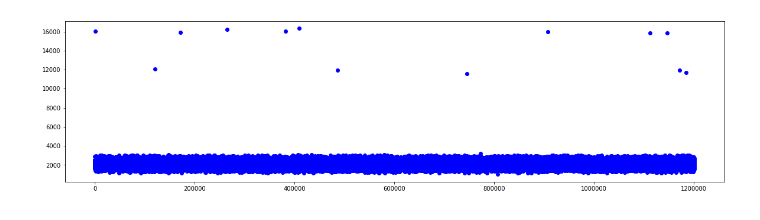
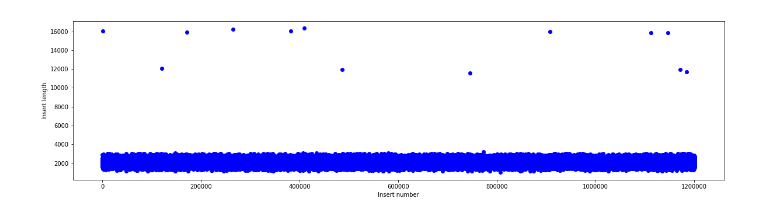
Before and after one commit to NeilAlishev/WigTracks, a Jupyter notebook: BioinformaticsProject.ipynb, the cells around one changed output. Saved outputs shown, nothing was run; the diff lists cells and outputs as text; code cells hidden in the pictures.

```diff
--- a/BioinformaticsProject.ipynb
+++ b/BioinformaticsProject.ipynb
@@ -74,9 +99,10 @@ for read in samfile:
 # %%
 plt.figure(figsize=(20,5))
 plt.plot(insert_lengths, "bo")
 
-# TODO: y and x axis names
+plt.xlabel('Insert number')
+plt.ylabel('Insert length')
 
 plt.show()
 # %% [output]
-[figure, old version]
+[figure, new version]
```
Also changed, not shown: parts of 11 cells of this notebook.
